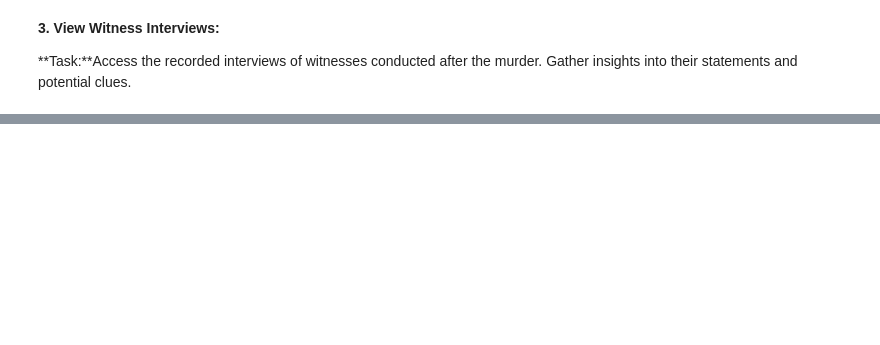
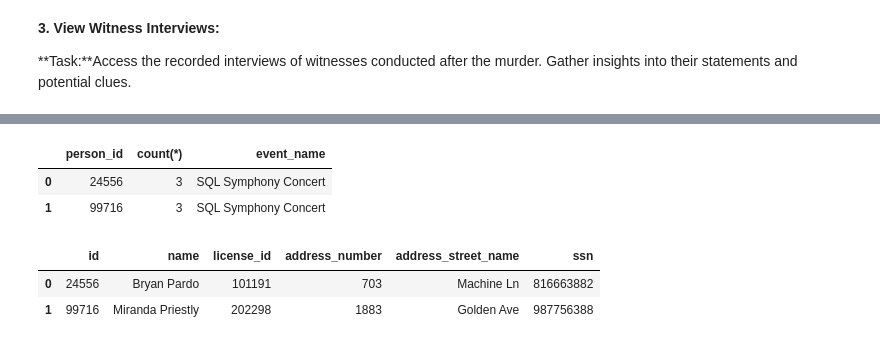
Before and after one commit to NitheeshMS/SQL-Murder-Mystery-, a Jupyter notebook: Murder_Mystry_Solved.ipynb, the cells around one changed output, grey strips where cells are left out. Cells and saved outputs as stored; diff of their text form; code cells hidden in the pictures; blank space fills up the shorter version.

```diff
--- a/Murder_Mystry_Solved.ipynb
+++ b/Murder_Mystry_Solved.ipynb
@@ -10563,0 +210,31 @@ Intern
+# %%
+# Create a cursor object to execute SQL queries
+cursor = conn.cursor()
+
+# SQL query to retrieve witness interviews
+query = """
+    SELECT person_id,count(*), event_name
+    FROM facebook_event_checkin
+    GROUP BY person_id
+    having count(*) =  3 AND event_name = "SQL Symphony Concert" AND date like "%201712%";
+    """
+pd.read_sql_query(query,conn)
+# %% [output]
+|  | person_id | count(*) | event_name |
+| 0 | 24556 | 3 | SQL Symphony Concert |
+| 1 | 99716 | 3 | SQL Symphony Concert |
+# %%
+# Create a cursor object to execute SQL queries
+cursor = conn.cursor()
+
+# SQL query to retrieve witness interviews
+query = """
+    SELECT *
+    FROM person
+    WHERE id = "24556" OR id = "99716";
+    """
+pd.read_sql_query(query,conn)
+# %% [output]
+|  | id | name | license_id | address_number | address_street_name | ssn |
+| 0 | 24556 | Bryan Pardo | 101191 | 703 | Machine Ln | 816663882 |
+| 1 | 99716 | Miranda Priestly | 202298 | 1883 | Golden Ave | 987756388 |
```
Also changed, not shown: parts of 32 cells of this notebook.
